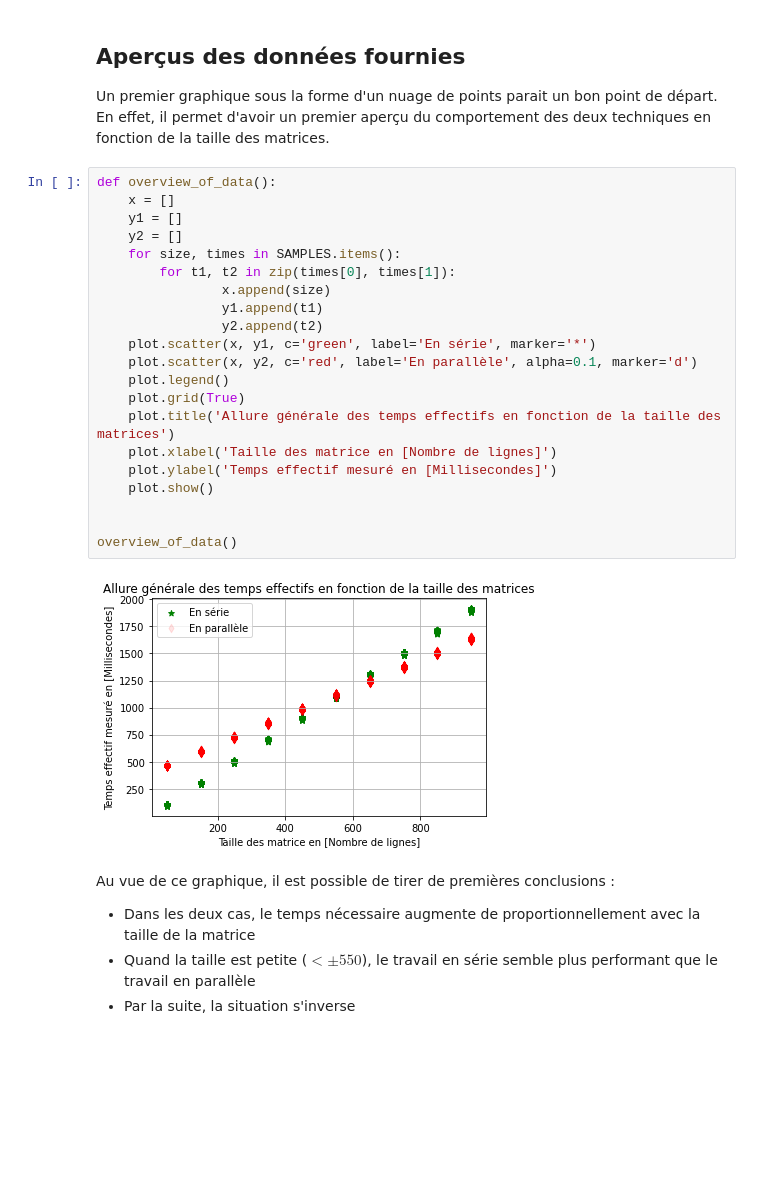
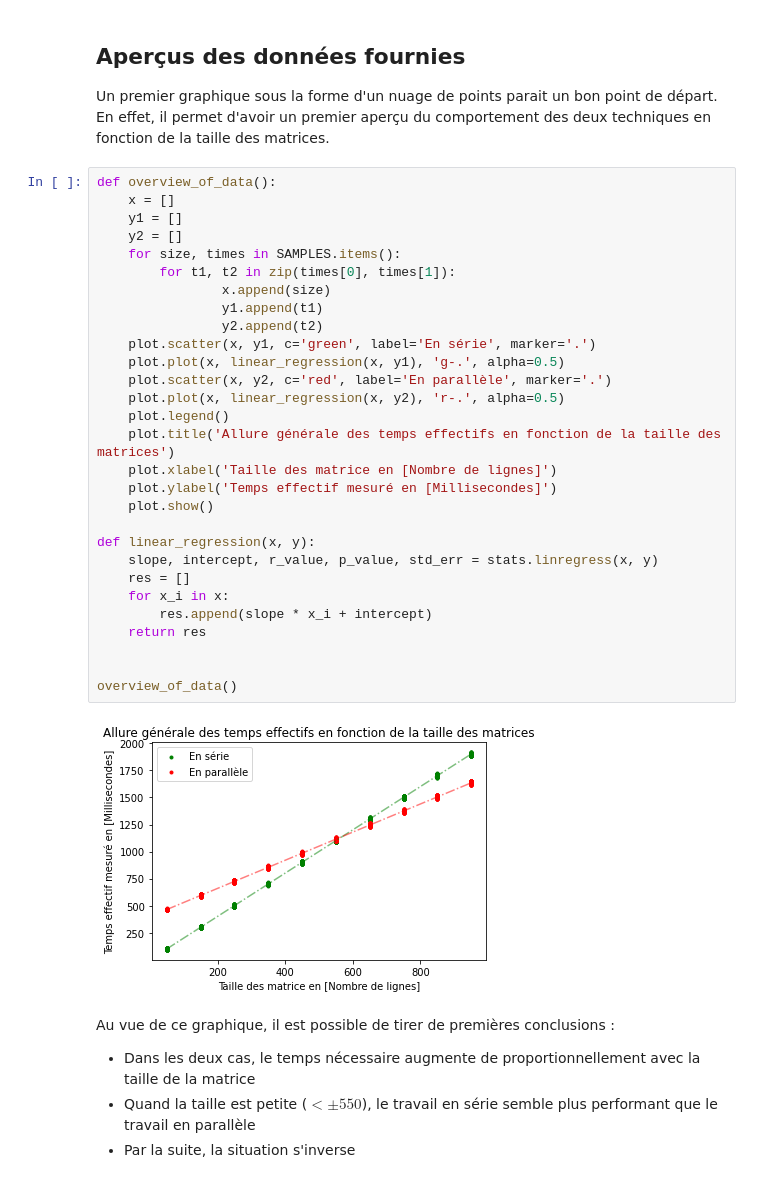
Before and after one commit to FlorianiL/projet, a Jupyter notebook: main.ipynb, the cells around one changed output. Saved outputs shown, nothing was run; the diff lists cells and outputs as text; blank space fills up the shorter version.

Commit message:
add linear regression

```diff
--- a/main.ipynb
+++ b/main.ipynb
@@ -58,26 +58,34 @@ En effet, il permet d'avoir un premier aperçu du comportement des deux techniqu
 # %%
 def overview_of_data():
     x = []
     y1 = []
     y2 = []
     for size, times in SAMPLES.items():
         for t1, t2 in zip(times[0], times[1]):
                 x.append(size)
                 y1.append(t1)
                 y2.append(t2)
-    plot.scatter(x, y1, c='green', label='En série', marker='*')
-    plot.scatter(x, y2, c='red', label='En parallèle', alpha=0.1, marker='d')
+    plot.scatter(x, y1, c='green', label='En série', marker='.')
+    plot.plot(x, linear_regression(x, y1), 'g-.', alpha=0.5)
+    plot.scatter(x, y2, c='red', label='En parallèle', marker='.')
+    plot.plot(x, linear_regression(x, y2), 'r-.', alpha=0.5)
     plot.legend()
-    plot.grid(True)
     plot.title('Allure générale des temps effectifs en fonction de la taille des matrices')
     plot.xlabel('Taille des matrice en [Nombre de lignes]')
     plot.ylabel('Temps effectif mesuré en [Millisecondes]')
     plot.show()
 
+def linear_regression(x, y):
+    slope, intercept, r_value, p_value, std_err = stats.linregress(x, y)
+    res = []
+    for x_i in x:
+        res.append(slope * x_i + intercept)
+    return res
+
 
 overview_of_data()
 # %% [output]
-[figure, old version]
+[figure, new version]
 # %% [markdown]
 Au vue de ce graphique, il est possible de tirer de premières conclusions :
 * Dans les deux cas, le temps nécessaire augmente de proportionnellement avec la taille de la matrice
```
Also changed, not shown: parts of 2 cells of this notebook.
